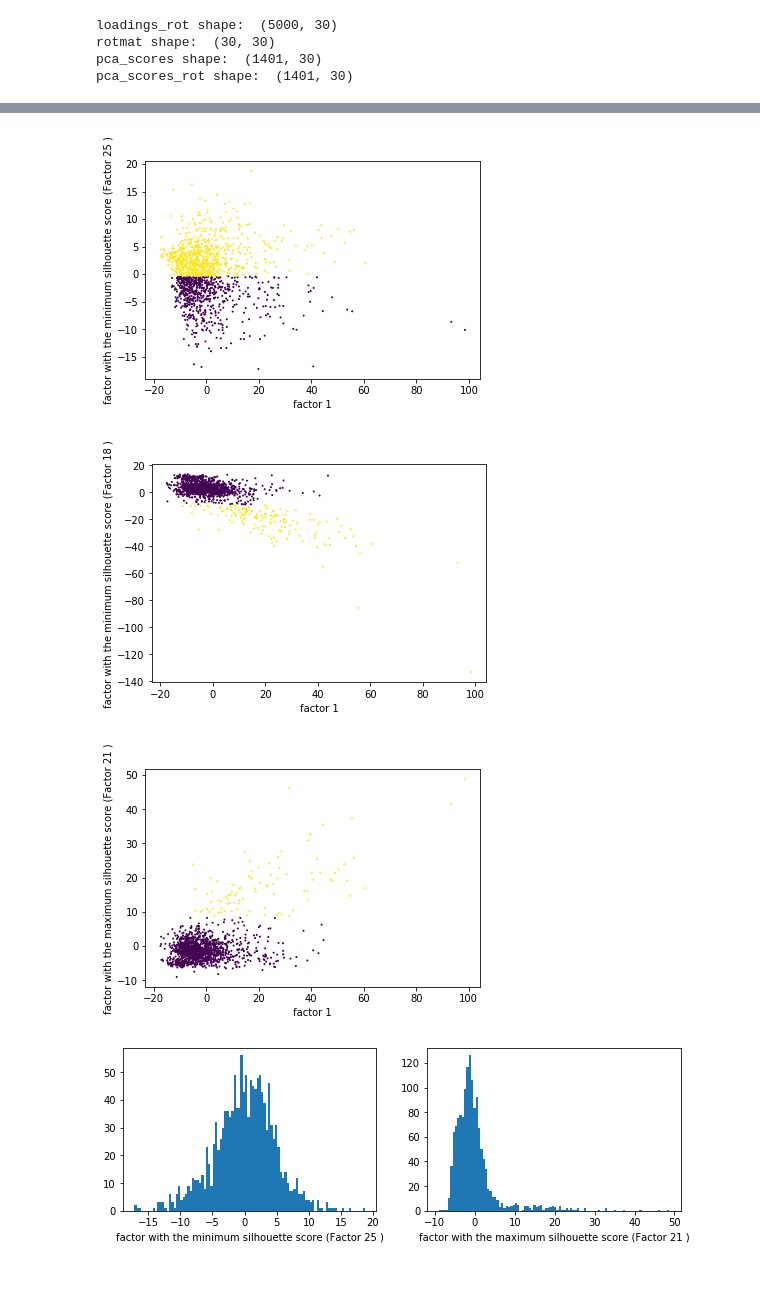
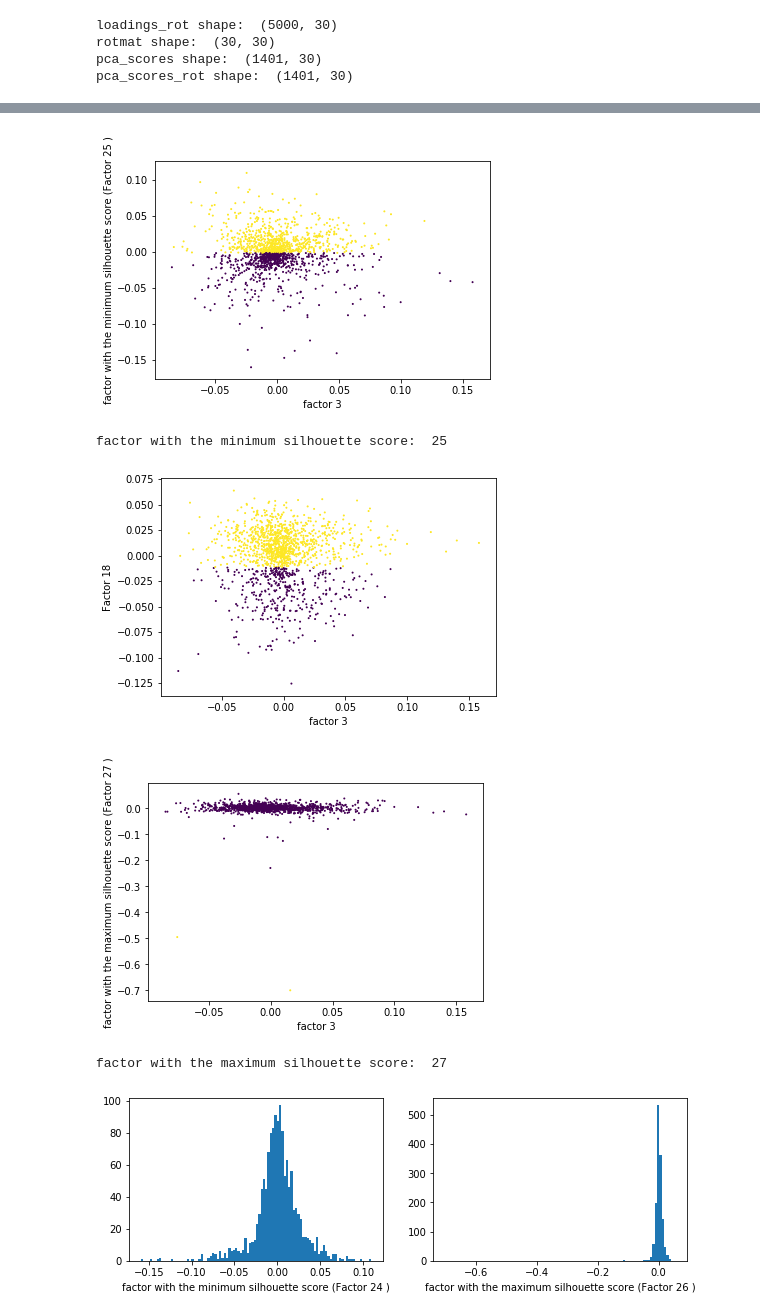
Before and after one commit to delipouya/scLMM, a Jupyter notebook: notebooks/FA_Interpretibility_metrics.ipynb, the cells around one changed output, grey strips where cells are left out. Saved outputs shown, nothing was run; the diff lists cells and outputs as text; code cells hidden in the pictures; blank space fills up the shorter version.

```diff
--- a/notebooks/FA_Interpretibility_metrics.ipynb
+++ b/notebooks/FA_Interpretibility_metrics.ipynb
@@ -827,0 +889,20 @@ SV_all_factors:  (6, 30)
+# %%
+i = 13
+a_factor = pca_scores[:,i]
+
+SV_all = get_SV_all_levels(a_factor, y_protocol)
+print(y_protocol.unique())
+print(SV_all)
+
+SV_all = get_SV_all_levels(a_factor, y_cell_line)
+print(y_cell_line.unique())
+print(SV_all)
+
+print(SV_all_factors.shape)
+print(SV_all_factors[:,i])
+
+print(y_protocol.unique())
+
+print(np.unique(y_protocol))
+print(np.unique(y_cell_line))
+print(np.concatenate((y_protocol.unique(), y_cell_line.unique()), axis=0))
@@ -886,37 +978,41 @@ plt.show()
 # %%
 ### plot the scatter plot of the factor-1 vs the factor with minimum silhouette score
 plt.scatter(pca_scores[:,2], pca_scores[:,np.argmin(silhouette_score_all)], c=kmeans_all[np.argmin(silhouette_score_all)] ,s=1)
-plt.xlabel('factor 1')
-plt.ylabel('factor with the minimum silhouette score (Factor '+ str(np.argmin(silhouette_score_all))+ ' )')
+plt.xlabel('factor 3')
+plt.ylabel('factor with the minimum silhouette score (Factor '+ str(np.argmin(silhouette_score_all)+1)+ ' )')
 plt.show()
+print('factor with the minimum silhouette score: ', np.argmin(silhouette_score_all)+1)
 
 
 plt.scatter(pca_scores[:,2], pca_scores[:,18], c=kmeans_all[18] ,s=1)
-plt.xlabel('factor 1')
-plt.ylabel('factor with the minimum silhouette score (Factor '+ str(18)+ ' )')
+plt.xlabel('factor 3')
+plt.ylabel('Factor '+ str(18))
 plt.show()
 
 
 ### plot the scatter plot of the factor-1 vs the factor with maximum silhouette score
 plt.scatter(pca_scores[:,2], pca_scores[:,np.argmax(silhouette_score_all)],c=kmeans_all[np.argmax(silhouette_score_all)], s=1)
-plt.xlabel('factor 1')
-plt.ylabel('factor with the maximum silhouette score (Factor '+ str(np.argmax(silhouette_score_all))+ ' )')
+plt.xlabel('factor 3')
+plt.ylabel('factor with the maximum silhouette score (Factor '+ str(np.argmax(silhouette_score_all)+1)+ ' )')
 plt.show()
+print('factor with the maximum silhouette score: ', np.argmax(silhouette_score_all)+1)
 
 #### plot the histograms of the factor with the minimum and maximum silhouette score in separate plots
 plt.figure(figsize=(10, 3))
 plt.subplot(1, 2, 1)
 plt.hist(pca_scores[:,np.argmin(silhouette_score_all)], bins=100)
 plt.xlabel('factor with the minimum silhouette score (Factor '+ str(np.argmin(silhouette_score_all))+ ' )')
 plt.subplot(1, 2, 2)
 plt.hist(pca_scores[:,np.argmax(silhouette_score_all)], bins=100)
 plt.xlabel('factor with the maximum silhouette score (Factor '+ str(np.argmax(silhouette_score_all))+ ' )')
 plt.show()
 # %% [output]
-[figure, old version]
+[figure, new version]
+factor with the minimum silhouette score:  25
-[figure, old version]
+[figure, new version]
-[figure, old version]
+[figure, new version]
+factor with the maximum silhouette score:  27
-[figure, old version]
+[figure, new version]
 # %%
 def get_factor_variance_all(pca_scores):
     factor_variance_all = []
```
Also changed, not shown: parts of 28 cells of this notebook, 5 other files.
